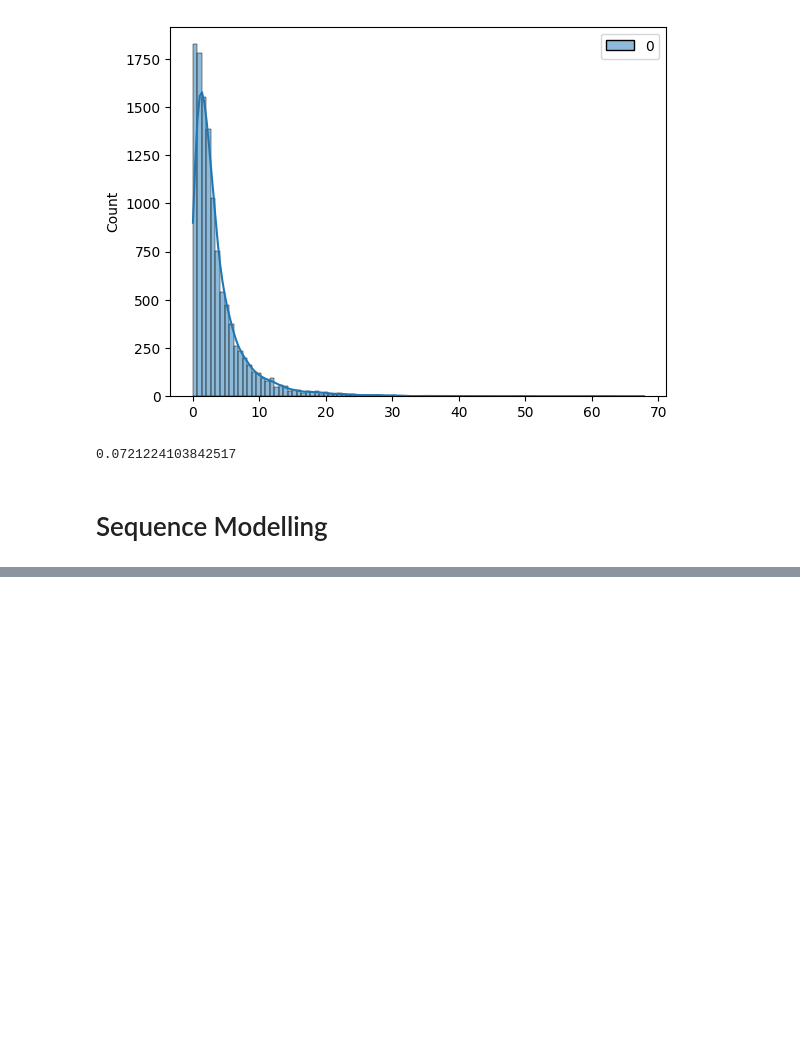
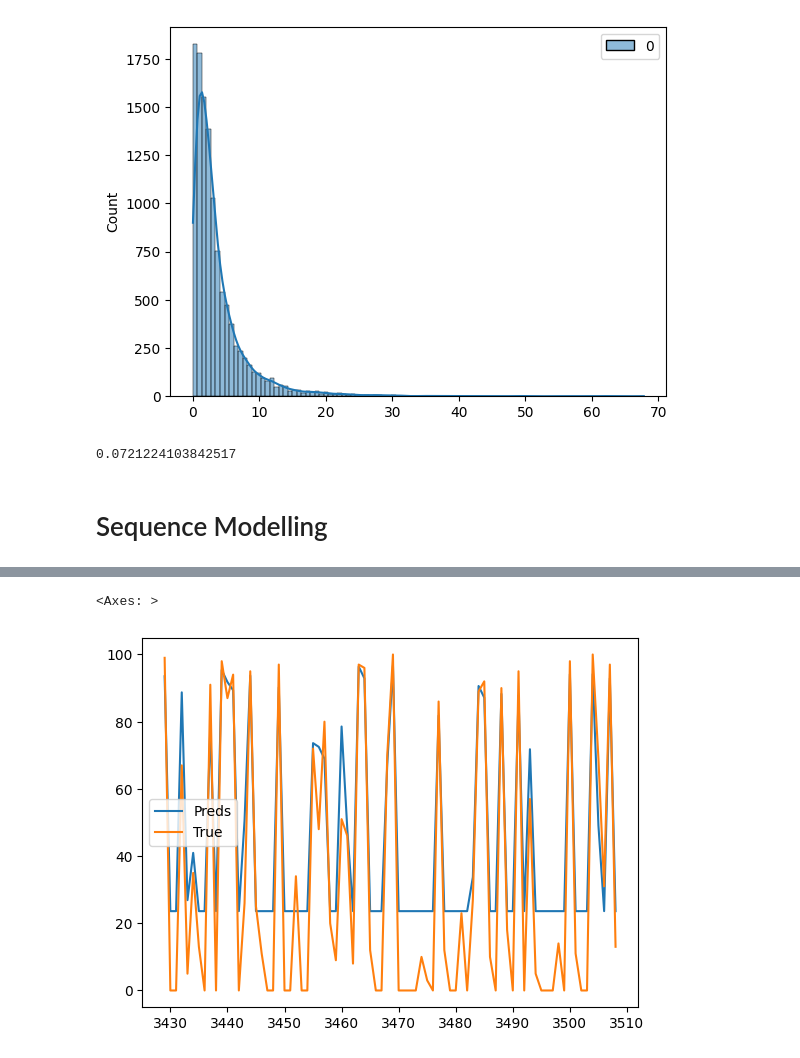
Before and after one commit to lordaarush/Cloud-Cover-Detection, a Jupyter notebook: clouds-movement-prediction.ipynb, the cells around one changed output, grey strips where cells are left out. Saved outputs shown, nothing was run; the diff lists cells and outputs as text; code cells hidden in the pictures; blank space fills up the shorter version.

```diff
--- a/clouds-movement-prediction.ipynb
+++ b/clouds-movement-prediction.ipynb
@@ -1045,0 +1131,2 @@ validation_data.as_numpy_iterator().next()[0].shape
+# %%
+early_stopping = tf.keras.callbacks.EarlyStopping(monitor='val_loss', patience=3, verbose=1)
@@ -1045,0 +1197,17 @@ validation_data.as_numpy_iterator().next()[0].shape
+# %%
+model.compile(optimizer='adam',
+loss=tf.keras.losses.MeanSquaredError(),
+metrics=[
+    tf.keras.metrics.R2Score(),
+    tf.keras.metrics.MeanAbsoluteError(),
+    tf.keras.metrics.MeanAbsolutePercentageError(),
+])
+# %%
+model.fit(
+    x = X_train,
+    y = y_train,
+    validation_data = val_dataset,
+    initial_epoch = 0,
+    epochs = 100,
+    callbacks = [LossAndErrorPrintingCallback(), early_stopping, save_callback],
+)
@@ -1045,0 +1241,2 @@ validation_data.as_numpy_iterator().next()[0].shape
+# %%
+predictions = model.predict(val_dataset)
@@ -1045,0 +1245,5 @@ validation_data.as_numpy_iterator().next()[0].shape
+# %%
+pd.DataFrame(np.column_stack([scalery.inverse_transform(predictions), scalery.inverse_transform(y_val)]), columns = ['Preds', 'True'])[::-1][0:80].plot()
+# %% [output]
+<Axes: >
+[figure, added]
```
Also changed, not shown: parts of 62 cells of this notebook.
